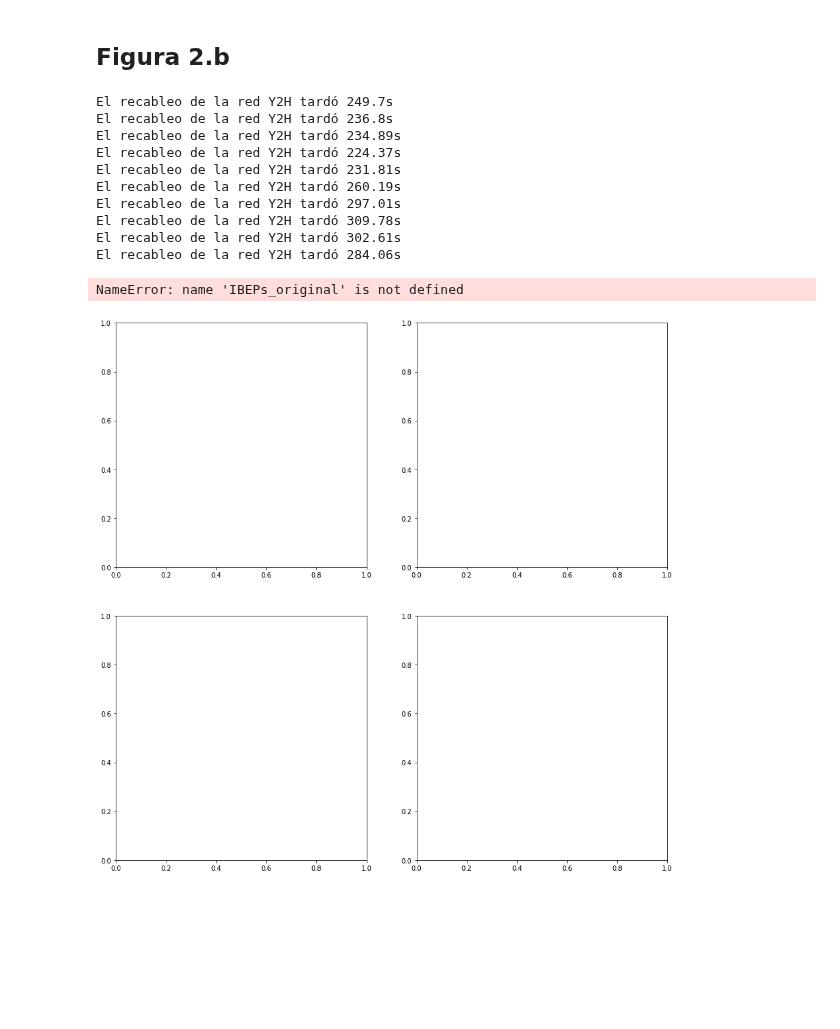
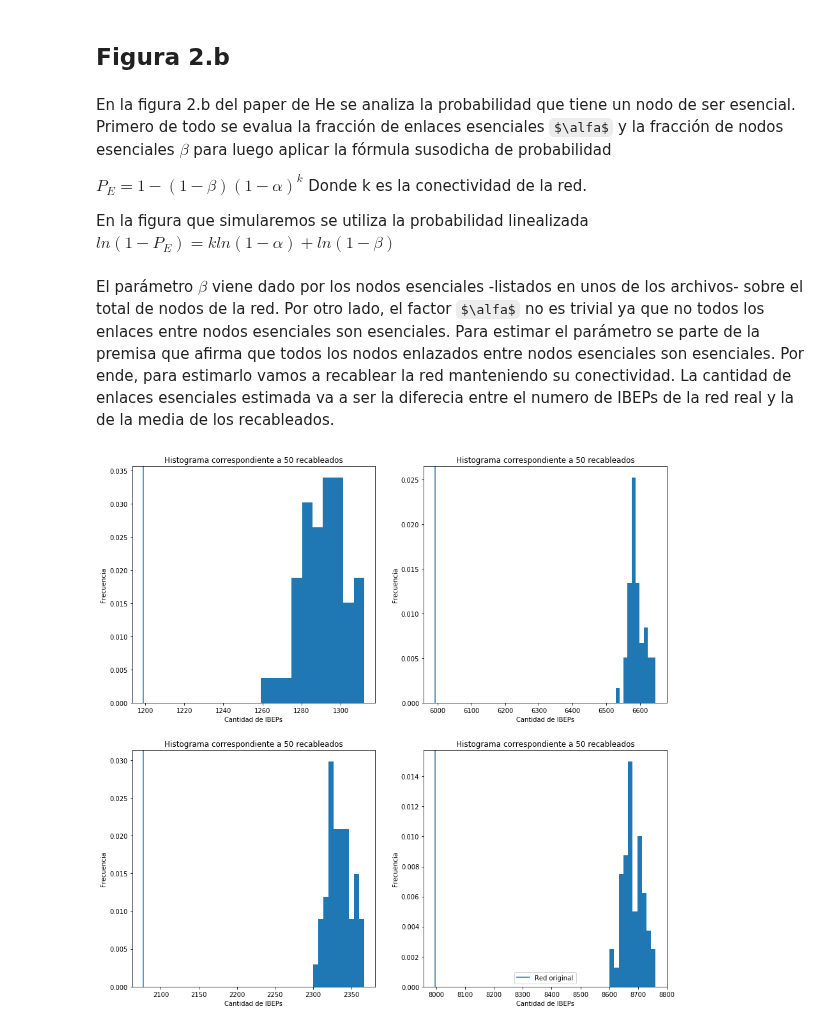
Before and after one commit to LunaKadysz/Redes, a Jupyter notebook: TPC_03/TPC_03_Luna.ipynb, the cells around one changed output. Saved outputs shown, nothing was run; the diff lists cells and outputs as text; code cells hidden in the pictures; some formulas as TeX source; blank space fills up the shorter version.

```diff
--- a/TPC_03/TPC_03_Luna.ipynb
+++ b/TPC_03/TPC_03_Luna.ipynb
@@ -573,6 +571,17 @@ KeyError: 'Y2H'
 [figure]
 # %% [markdown]
 ## Figura 2.b
+# %% [markdown]
+En la figura 2.b del paper de He se analiza la probabilidad que tiene un nodo de ser esencial.
+Primero de todo se evalua la fracción de enlaces esenciales $\alfa$ y la fracción de nodos esenciales $\beta$ para luego aplicar la fórmula susodicha de probabilidad
+
+$P_{E} = 1 - (1- \beta)(1-\alpha)^{k}$  Donde k es la conectividad de la red.
+
+En la figura que simularemos se utiliza la probabilidad linealizada $ln(1-P_{E}) = kln(1-\alpha) + ln(1-\beta)$
+# %% [markdown]
+El parámetro $\beta$ viene dado por los nodos esenciales -listados en unos de los archivos- sobre el total de nodos de la red.
+Por otro lado, el factor $\alfa$ no es trivial ya que no todos los enlaces entre nodos esenciales son esenciales.
+Para estimar el parámetro se parte de la premisa que afirma que todos los nodos enlazados entre nodos esenciales son esenciales. Por ende, para estimarlo vamos a recablear la red manteniendo su conectividad. La cantidad de enlaces esenciales estimada va a ser la diferecia entre el numero de IBEPs de la red real y la de la media de los recableados.
 # %%
 import time
 
@@ -580,6 +589,8 @@ def IBEP(red,lista_esenciales): #calcula el numero de interacciones entre nodos
     interacciones_nodos_esenciales = len(red.edges(lista_esenciales))
     return interacciones_nodos_esenciales
 
+
+#ESTE ES EL RECABLEO QUE MANTIENE CONECTIVIDAD PERO TARDA HORAS
 def recableado_IBEPs(red,num_recableos):
     Red = redes_dict[red]['Grafo'].copy()
     lista_IBEP = []
@@ -593,58 +604,76 @@ def recableado_IBEPs(red,num_recableos):
     return lista_IBEP
 
 def alfa(red,media_recableado,IBPs_original): #definicion del alfa del paper
-    frac_int_esenciales = (IBEPs_original - media_recableado) / len(redes_dict[red]['Enlaces'])
+    frac_int_esenciales = (IBEPs_original - media_recableado) / redes_dict[red]['Enlaces']
     return frac_int_esenciales
 
 def beta(red,lista_esenciales):
-    frac_nodos_esenciales = len(lista_esenciales)/len(redes_dict[red]['Nodos'])
+    frac_nodos_esenciales = len(lista_esenciales)/redes_dict[red]['Nodos']
     return frac_nodos_esenciales
+# %%
+import random
+
+#ESTE ES UN RECABLEADO MEDIO FALOPA PORQUE NO MANTIENE LA CONECTIVIDAD
+def recableado(red,num_recableos):
+    Red = redes_dict[red]['Grafo'].copy()
+    lista_IBEP = []
+    for i in range(num_recableos): #la recableo n veces:
+        start = time.time()
+        enlaces_originales = Red.edges()
+        e1 = [x[1] for x in enlaces_originales]
+        e2 = [x[0] for x in enlaces_originales]
+        random.shuffle(e2) #los reacomodo de una manera arbitraria
+        enlaces_nuevos = list(zip(e1,e2))
+
+        #creo una red nueva
+        Red_recableada=nx.Graph()
+        lista_nodos = Red.nodes()
+        lista_enlaces = enlaces_nuevos
+        Red_recableada.add_nodes_from(lista_nodos)
+        Red_recableada.add_edges_from(lista_enlaces)
+
+        end = time.time()
+        #print(f'El recableo de la red {red} tardó {round(end - start, 2)}s')
+        IBEPs = IBEP(Red_recableada,lista_esenciales) #calcula el numero de IBEP
+        lista_IBEP.append(IBEPs)
+    return lista_IBEP
 # %%
 from statistics import mean
 
 fig, ax = plt.subplots(2, 2, figsize=(15,15))
 ax = ax.flatten()
 lista_alfa = []
 lista_beta = []
 lista_IBEPs_original = []
 lista_media_recableado = []
 
 for i,red in enumerate(redes_dict.keys()):
-    n = 1000
-    lista_recableado = recableado_IBEPs(red,n) #recableo 1000 veces. Ideal seria 10.000 como en el paper
-
+    n = 50
+    lista_recableado = recableado(red,n) #recableo n veces. Ideal seria 10.000 como en el paper
     #busco los valores que necesito
     media_recableado = mean(lista_recableado)
     IBEPs_original = (IBEP(redes_dict[red]['Grafo'],lista_esenciales))
     alfa_red = alfa(red,media_recableado,IBEPs_original)
     beta_red = beta(red,lista_esenciales)
 
     #los guardo en listas
     lista_beta.append(beta_red)
     lista_alfa.append(alfa_red)
     lista_IBEPs_original.append(IBEPs_original)
     lista_media_recableado.append(alfa_red)
 
     #grafico
-    ax[i].hist(lista_recableado)
+    ax[i].hist(lista_recableado, density=True)
     ax[i].set_xlabel('Cantidad de IBEPs')
     ax[i].set_ylabel('Frecuencia')
     ax[i].set_title(f'Histograma correspondiente a {n} recableados')
-    ax[i].set_axvline(IBEPs_original, label = 'Red original')
+    ax[i].axvline(IBEPs_original, label = 'Red original')
 
 plt.legend()
 plt.show()
+
+#COMENTARIO IMPORTANTE: eS MUY EXTRANIO QUE EL NUMERO DE ENLACES ENTRE PROTEINAS ESENCIALES SEA MENOR QUE EN UNA RED RANDOM
+#DEBERIA SER AL REVES.AIUDA
 # %% [output]
-El recableo de la red Y2H tardó 249.7s
-El recableo de la red Y2H tardó 236.8s
-El recableo de la red Y2H tardó 234.89s
-El recableo de la red Y2H tardó 224.37s
-El recableo de la red Y2H tardó 231.81s
-El recableo de la red Y2H tardó 260.19s
-El recableo de la red Y2H tardó 297.01s
-El recableo de la red Y2H tardó 309.78s
-El recableo de la red Y2H tardó 302.61s
-El recableo de la red Y2H tardó 284.06s
-NameError: name 'IBEPs_original' is not defined
-[figure, old version]
+[figure, new version]
 # %%
```
Also changed, not shown: parts of 2 cells of this notebook, 3 other files.
